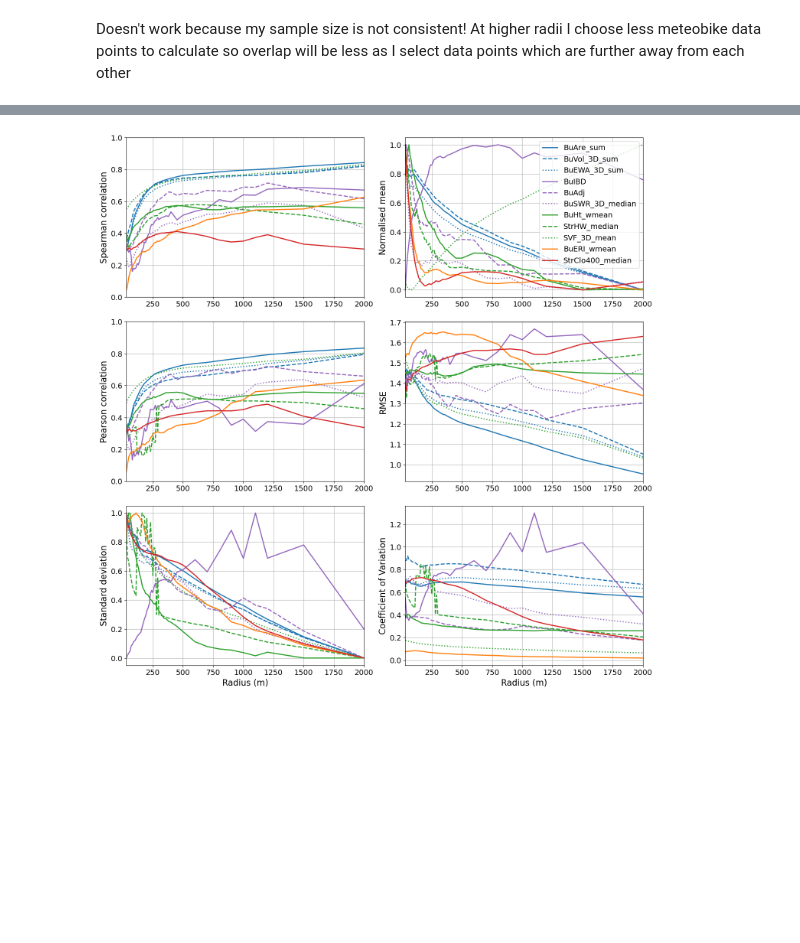
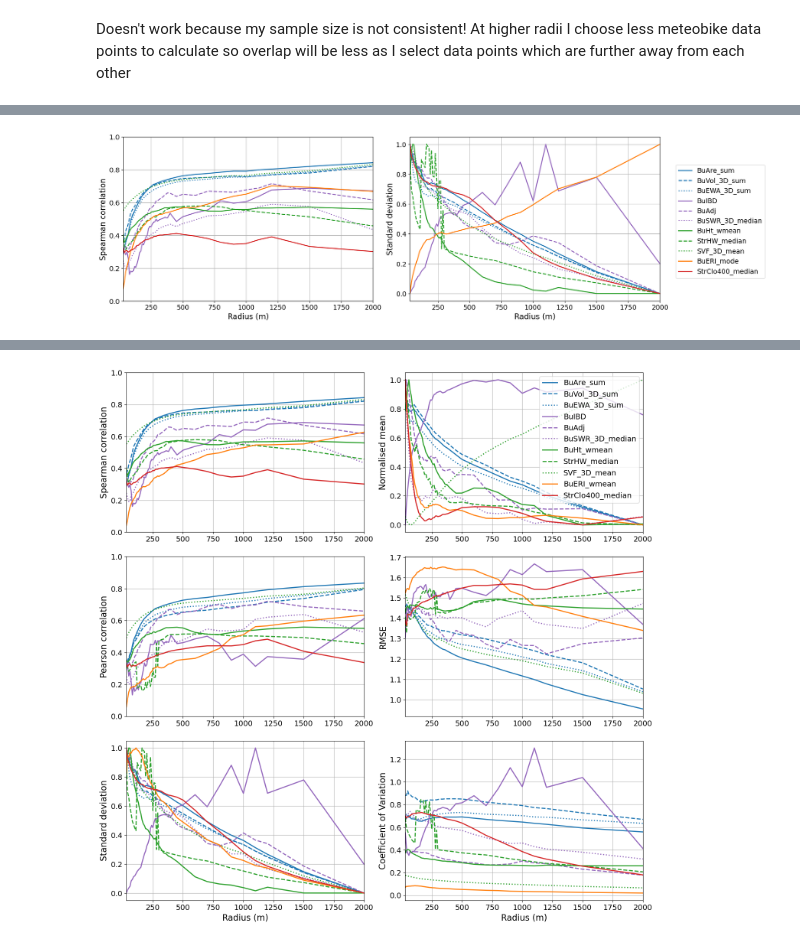
Before and after one commit to lisawink/freiburg, a Jupyter notebook: notebooks/visualisations/fig9_scale_dependent_mbike.ipynb, the cells around one changed output, grey strips where cells are left out. Saved outputs shown, nothing was run; the diff lists cells and outputs as text; code cells hidden in the pictures; blank space fills up the shorter version.

```diff
--- a/notebooks/visualisations/fig9_scale_dependent_mbike.ipynb
+++ b/notebooks/visualisations/fig9_scale_dependent_mbike.ipynb
@@ -279,3 +337,62 @@ for i in params:
+# %%
+fig, axs = plt.subplots(1,2, figsize=(20, 6))
+
+linestyle_mapping = {
+    'BuAre_sum': '-',
+    'BuVol_3D_sum': '--',
+    'BuEWA_3D_sum': ':',
+    'BuIBD':'-',
+    'BuAdj':'--',
+    'BuSWR_3D_median':':',
+    'BuHt_wmean': '-',
+    'StrHW_median': '--',
+    'SVF_3D_mean': ':',
+    'BuERI_mode': '-',
+    'StrClo400_median': '-'
+}
+
+color_mapping = {
+    'BuAre_sum': 'tab:blue',
+    'BuVol_3D_sum': 'tab:blue',
+    'BuEWA_3D_sum': 'tab:blue',
+    'BuIBD':'tab:purple',
+    'BuAdj':'tab:purple',
+    'BuSWR_3D_median':'tab:purple',
+    'BuHt_wmean': 'tab:green',
+    'StrHW_median': 'tab:green',
+    'SVF_3D_mean': 'tab:green',
+    'BuERI_mode': 'tab:orange',
+    'StrClo400_median': 'tab:red'
+}
+
+for var in params:
+    axs[0].plot(abs(df[var+'_spearman_corr']), label=var, linestyle=linestyle_mapping[var], linewidth=2, color=color_mapping[var])
+axs[0].set_ylabel('Spearman correlation', fontsize=16)
+axs[0].set_ylim(0, 1)
+axs[0].set_xlim(30, 2000)
+#axs[0, 0].set_xticklabels([])
+axs[0].tick_params(axis='both', which='major', labelsize=14)
+axs[0].grid()
+axs[0].set_xlabel('Radius (m)', fontsize=16)
+
+for var in params:
+    axs[1].plot(df[var+'_std'], label=var, linestyle=linestyle_mapping[var],linewidth=2, color=color_mapping[var])
+axs[1].set_ylabel('Standard deviation', fontsize=16)
+axs[1].grid()
+#axs[1, 1].set_ylim(0.5, 1.1)
+axs[1].set_xlim(30, 2000)
+#axs[1, 1].set_xticklabels([])
+axs[1].tick_params(axis='both', which='major', labelsize=14)
+axs[1].set_xlabel('Radius (m)', fontsize=16)
+axs[1].legend(prop={'size': 14}, bbox_to_anchor=(1.05, 0.85), loc='upper left')
+
+
+plt.tight_layout(pad = 2, w_pad=1)
+plt.savefig('/Users/lisawink/Documents/paper1/figures/mbike270623_param_scale_plot_featured_list_reduced.png')
+plt.savefig('/Users/lisawink/Documents/paper1/figures/mbike270623_param_scale_plot_featured_list_reduced.pdf')
+plt.show()
+# %% [output]
+[figure, added]
 # %%
 fig, axs = plt.subplots(2,2, figsize=(15, 10))
 
```
Also changed, not shown: parts of 13 cells of this notebook, 5 other files.
